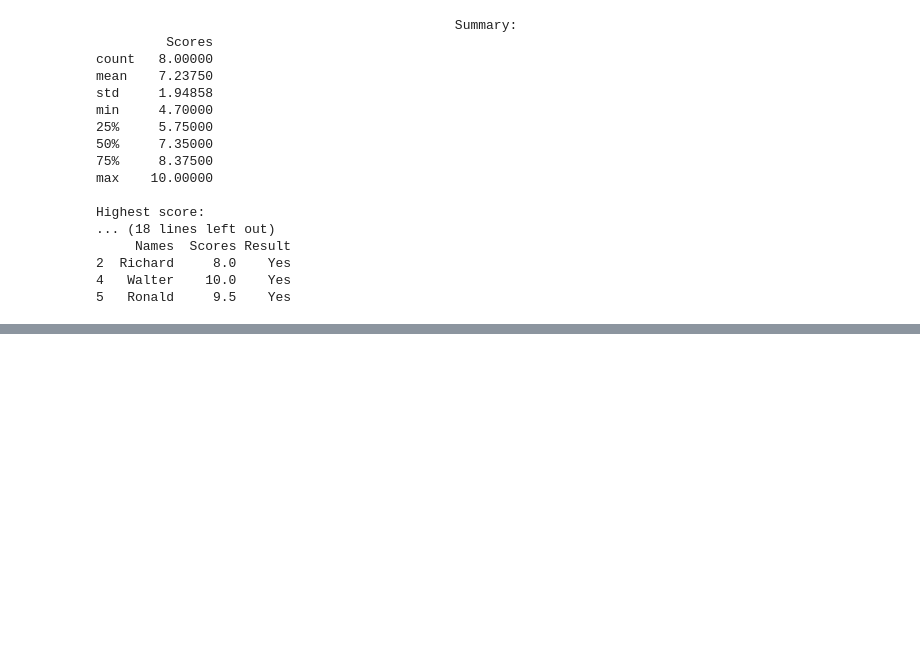
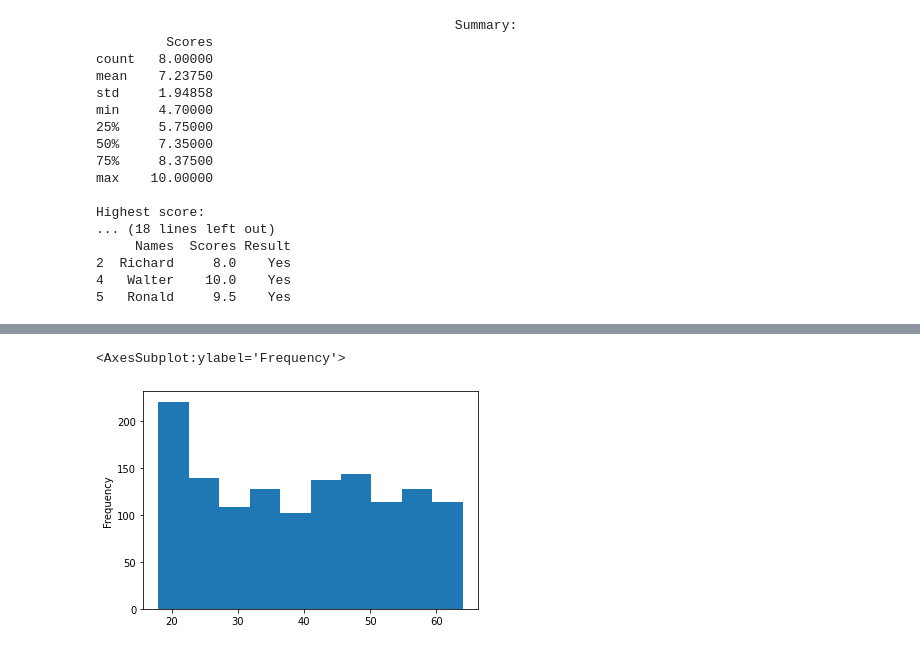
Before and after one commit to oscarteran/DataScience, a Jupyter notebook: Boot Camp Pandas.ipynb, the cells around one changed output, grey strips where cells are left out. Cells and saved outputs as stored; diff of their text form; code cells hidden in the pictures; blank space fills up the shorter version.

```diff
--- a/Boot Camp Pandas.ipynb
+++ b/Boot Camp Pandas.ipynb
@@ -505,0 +1881,5 @@ df = pd.dataFrame(dic)
+# %%
+datos['age'].plot(kind = 'hist')
+# %% [output]
+<AxesSubplot:ylabel='Frequency'>
+[figure, added]
```
Also changed, not shown: parts of 93 cells of this notebook, 1 other file.
